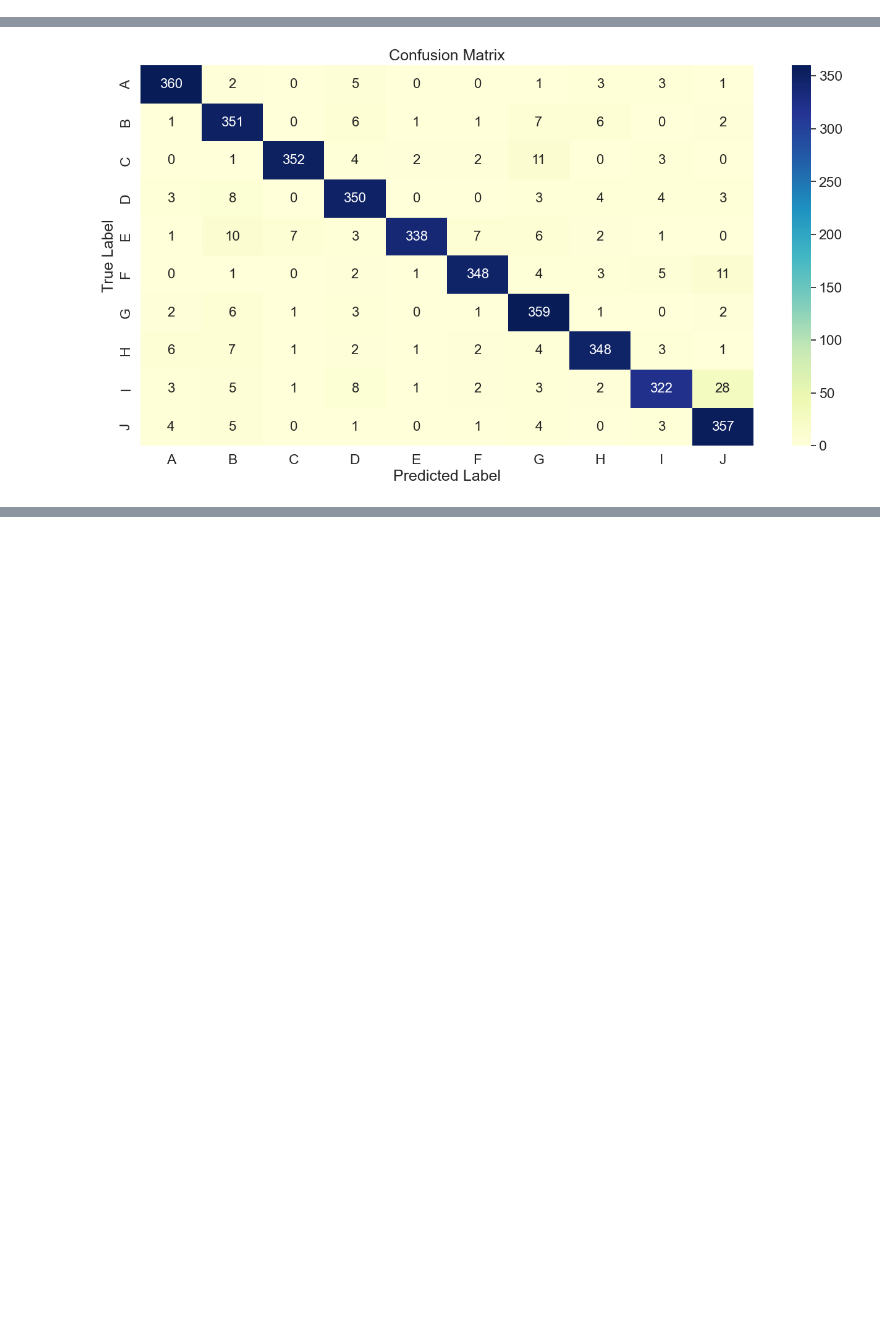
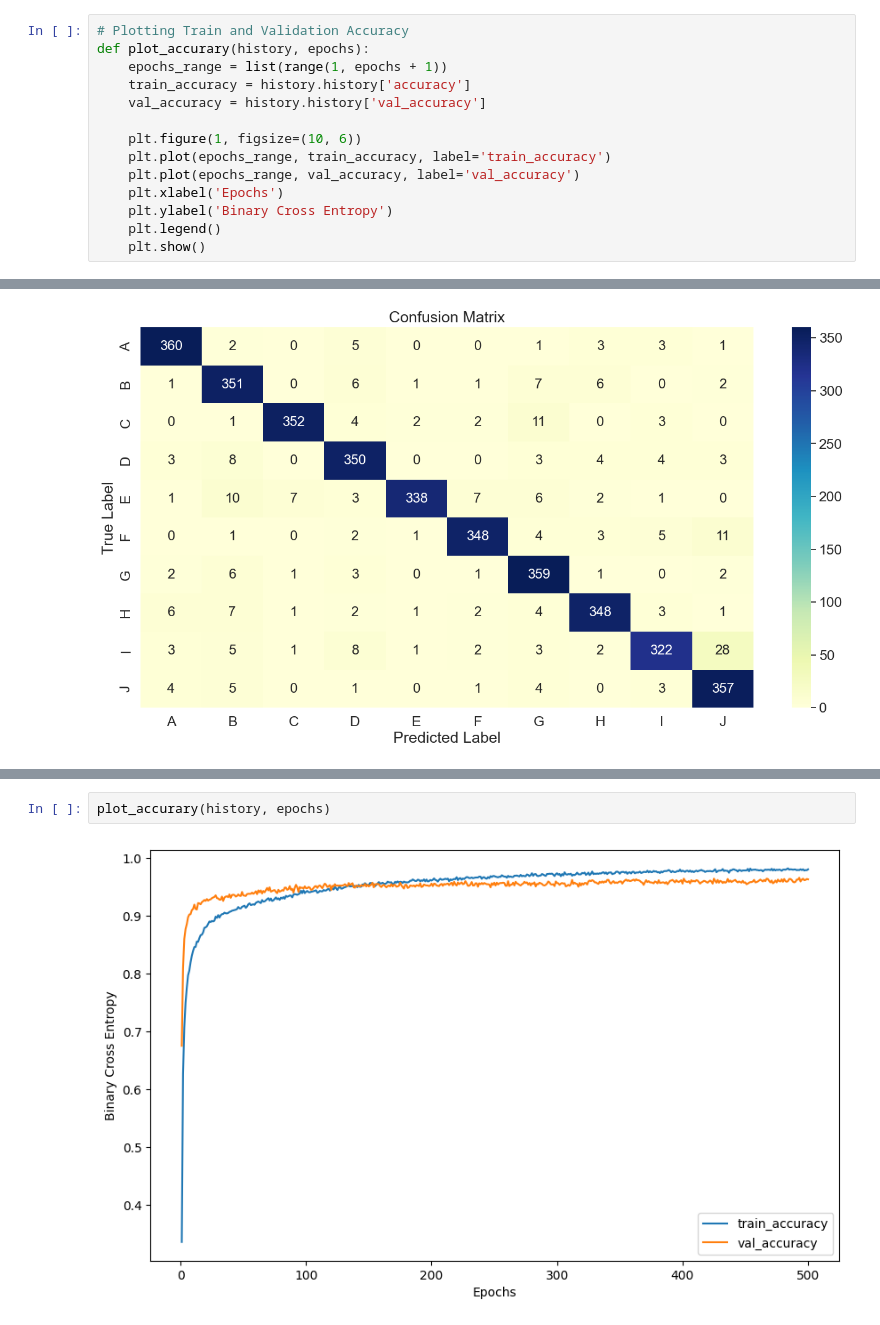
Before and after one commit to M2-BDIA/machine-learning-letter-classification, a Jupyter notebook: letter_classification.ipynb, the cells around one changed output, grey strips where cells are left out. Drawn from its saved outputs; the diff is of its cells as text; blank space fills up the shorter version.

```diff
--- a/letter_classification.ipynb
+++ b/letter_classification.ipynb
@@ -284,3 +319,17 @@ def plot_confusion_matrix(y_test, y_pred, nb_classes):
+# %%
+# Plotting Train and Validation Accuracy
+def plot_accurary(history, epochs):
+    epochs_range = list(range(1, epochs + 1))
+    train_accuracy = history.history['accuracy']
+    val_accuracy = history.history['val_accuracy']
+
+    plt.figure(1, figsize=(10, 6))
+    plt.plot(epochs_range, train_accuracy, label='train_accuracy')
+    plt.plot(epochs_range, val_accuracy, label='val_accuracy')
+    plt.xlabel('Epochs')
+    plt.ylabel('Binary Cross Entropy')
+    plt.legend()
+    plt.show()
 # %%
 plot_confusion_matrix(y_test.argmax(axis=1), y_pred.argmax(axis=1), 10)
 # %% [output]
@@ -288,3 +341,7 @@ plot_confusion_matrix(y_test.argmax(axis=1), y_pred.argmax(axis=1), 10)
+# %%
+plot_accurary(history, epochs)
+# %% [output]
+[figure, added]
 # %% [markdown]
 ### Results - used to find the best architecture and hyperparameters
 * Architecture LeNet-5 \
```
Also changed, not shown: parts of 15 cells of this notebook.
